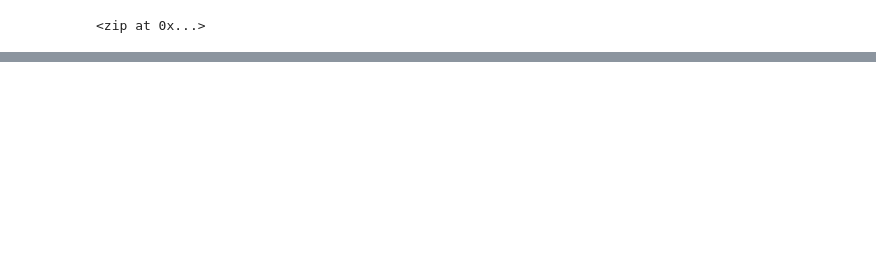
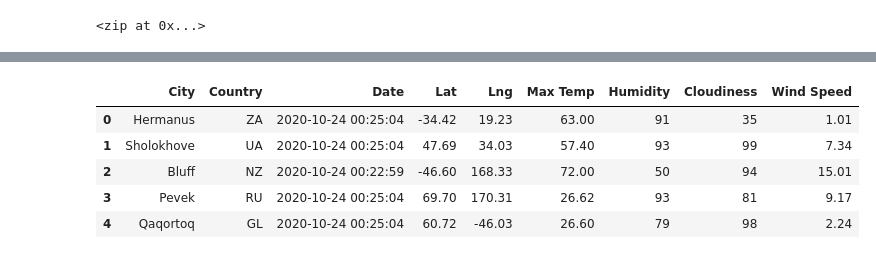
Before and after one commit to EHuiMartinez/World_Weather_Analysis, a Jupyter notebook: WeatherPy.ipynb, the cells around one changed output, grey strips where cells are left out. Drawn from its saved outputs; the diff is of its cells as text; code cells hidden in the pictures; blank space fills up the shorter version.

```diff
--- a/WeatherPy.ipynb
+++ b/WeatherPy.ipynb
@@ -32,0 +151,11 @@ len(cities)
+# %%
+new_column_order = ["City", "Country", "Date", "Lat", "Lng", "Max Temp", "Humidity", "Cloudiness", "Wind Speed"]
+city_data_df = city_data_df[new_column_order]
+city_data_df.head()
+# %% [output]
+|  | City | Country | Date | Lat | Lng | Max Temp | Humidity | Cloudiness | Wind Speed |
+| 0 | Hermanus | ZA | 2020-10-24 00:25:04 | -34.42 | 19.23 | 63.00 | 91 | 35 | 1.01 |
+| 1 | Sholokhove | UA | 2020-10-24 00:25:04 | 47.69 | 34.03 | 57.40 | 93 | 99 | 7.34 |
+| 2 | Bluff | NZ | 2020-10-24 00:22:59 | -46.60 | 168.33 | 72.00 | 50 | 94 | 15.01 |
+| 3 | Pevek | RU | 2020-10-24 00:25:04 | 69.70 | 170.31 | 26.62 | 93 | 81 | 9.17 |
+| 4 | Qaqortoq | GL | 2020-10-24 00:25:04 | 60.72 | -46.03 | 26.60 | 79 | 98 | 2.24 |
```
Also changed, not shown: parts of 9 cells of this notebook, 4 other files.
